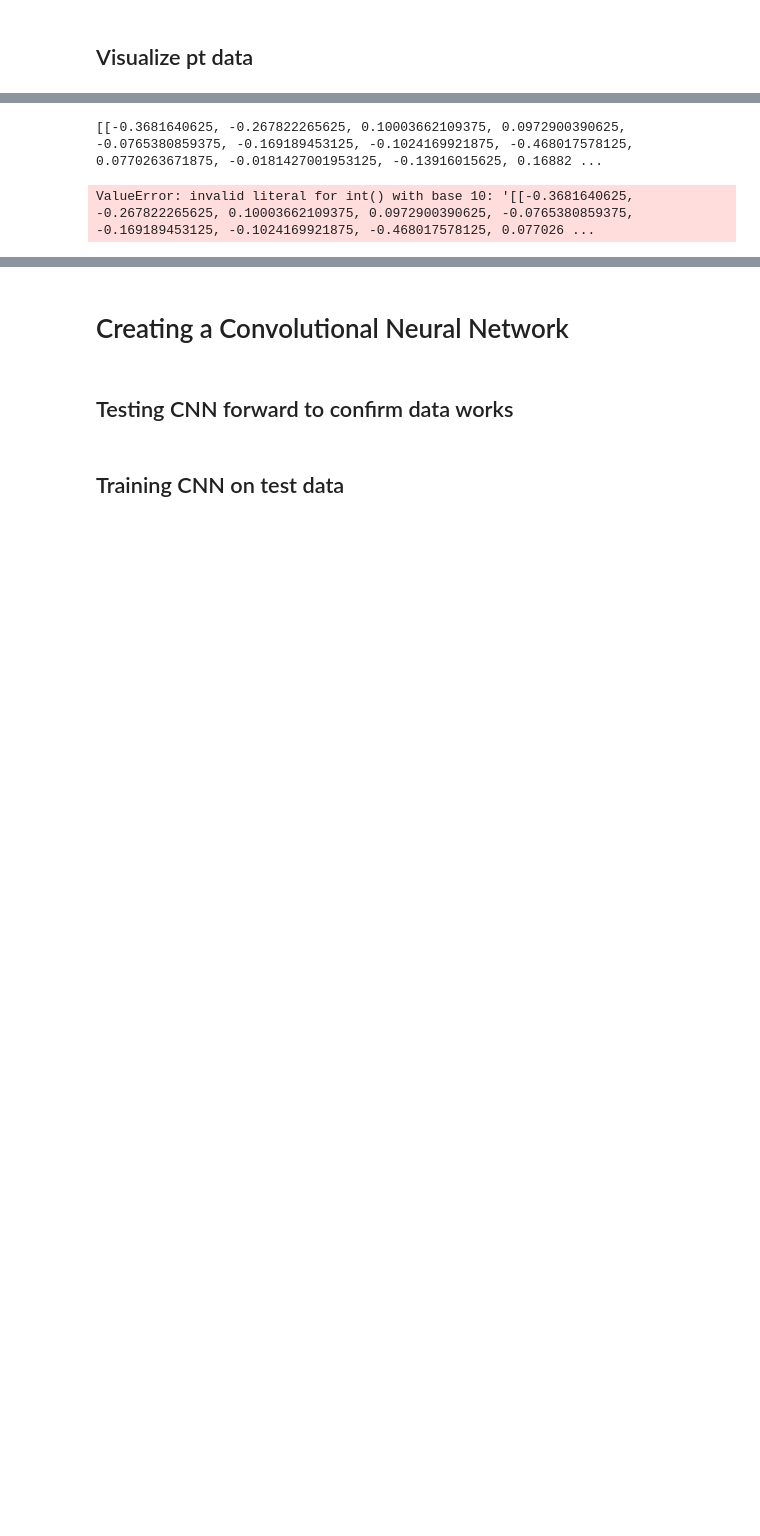
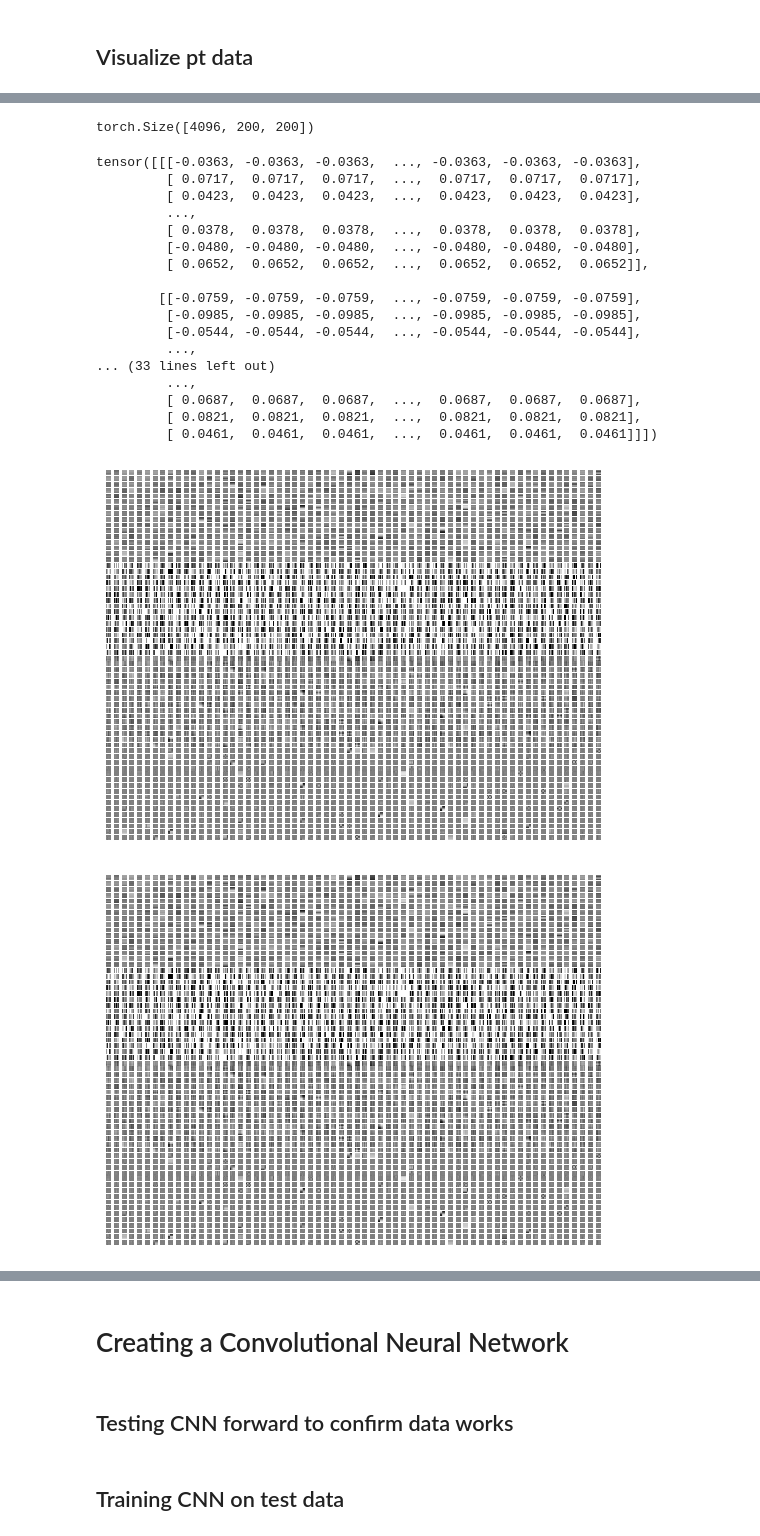
Before and after one commit to therakisback/ProteinFolding, a Jupyter notebook: ImplementationTesting.ipynb, the cells around one changed output, grey strips where cells are left out. Cells and saved outputs as stored; diff of their text form; code cells hidden in the pictures; blank space fills up the shorter version.

```diff
--- a/ImplementationTesting.ipynb
+++ b/ImplementationTesting.ipynb
@@ -416,6 +416,10 @@ class ptDataset(Dataset):
                     dataset = {key: value[:num_data] for key, value in data.items()}
             else:
                 dataset = data
+
+            # I need to sort the dataset items in the same way as the embedding method so the data aligns
+            indices = sorted(range(len(dataset['length'])), key=lambda i: dataset['length'][i], reverse=True)
+            dataset = {key: [value[i] for i in indices] for key, value in dataset.items()}
 
             # We need to convert the data to a dictionary that the prot-trans method can read
             # This should maintain order, so I can still use dataset
@@ -459,13 +463,11 @@ class ptDataset(Dataset):
 
         # Import length
         line = linecache.getline(self.file, f_i)
-        print(line)
         length = line.replace("\n", "")
         length = np.int64(length)
 
         # Import and adjust encodings
         line = linecache.getline(self.file, f_i + 1)
-        print(line)
         protein = line.replace("\n", "")
         protein = np.array(ast.literal_eval(protein))
         protein = np.pad(protein, [(0, MAXLENGTH-length), (0, 0)])
@@ -482,7 +484,6 @@ class ptDataset(Dataset):
 
         # Import coordinate map
         line = linecache.getline(self.file, f_i + 2)
-        print(line)
         map = line.replace("\n", "")
         map = np.array(ast.literal_eval(map))
         map = np.pad(map, [(0, MAXLENGTH-length), (0, MAXLENGTH-length)])
@@ -595,21 +553,37 @@ Time for generating embeddings: 0.3[m] (9.396[s/protein])
 # %%
-import torchshow
-
 # Train data
 train, target, length = train_data_pt[0]
 print(train.shape)
 train = train.squeeze(0)
-torchshow.show(train[0][25])
-print(f"{train[0][25]}")
+torchshow.show(train)
+print(f"{train}")
 # This doesn't look how I expected it to, but the printed tensor does
-torchshow.show(train[0])
+torchshow.show(train)
 
 # Target data
-target = target[0]
+target = target
 #print(target)
 printMap(target.squeeze(0))
 print(target)
-printMap(target.squeeze(0), length[0])
+printMap(target.squeeze(0), length)
 # %% [output]
-[[-0.3681640625, -0.267822265625, 0.10003662109375, 0.0972900390625, -0.0765380859375, -0.169189453125, -0.1024169921875, -0.468017578125, 0.0770263671875, -0.0181427001953125, -0.13916015625, 0.16882 ...
+torch.Size([4096, 200, 200])
-ValueError: invalid literal for int() with base 10: '[[-0.3681640625, -0.267822265625, 0.10003662109375, 0.0972900390625, -0.0765380859375, -0.169189453125, -0.1024169921875, -0.468017578125, 0.077026 ...
+tensor([[[-0.0363, -0.0363, -0.0363,  ..., -0.0363, -0.0363, -0.0363],
+         [ 0.0717,  0.0717,  0.0717,  ...,  0.0717,  0.0717,  0.0717],
+         [ 0.0423,  0.0423,  0.0423,  ...,  0.0423,  0.0423,  0.0423],
+         ...,
+         [ 0.0378,  0.0378,  0.0378,  ...,  0.0378,  0.0378,  0.0378],
+         [-0.0480, -0.0480, -0.0480,  ..., -0.0480, -0.0480, -0.0480],
+         [ 0.0652,  0.0652,  0.0652,  ...,  0.0652,  0.0652,  0.0652]],
+
+        [[-0.0759, -0.0759, -0.0759,  ..., -0.0759, -0.0759, -0.0759],
+         [-0.0985, -0.0985, -0.0985,  ..., -0.0985, -0.0985, -0.0985],
+         [-0.0544, -0.0544, -0.0544,  ..., -0.0544, -0.0544, -0.0544],
+         ...,
+... (33 lines left out)
+         ...,
+         [ 0.0687,  0.0687,  0.0687,  ...,  0.0687,  0.0687,  0.0687],
+         [ 0.0821,  0.0821,  0.0821,  ...,  0.0821,  0.0821,  0.0821],
+         [ 0.0461,  0.0461,  0.0461,  ...,  0.0461,  0.0461,  0.0461]]])
+[figure, added]
+[figure, added]
```
Also changed, not shown: parts of 13 cells of this notebook, 1 other file.
